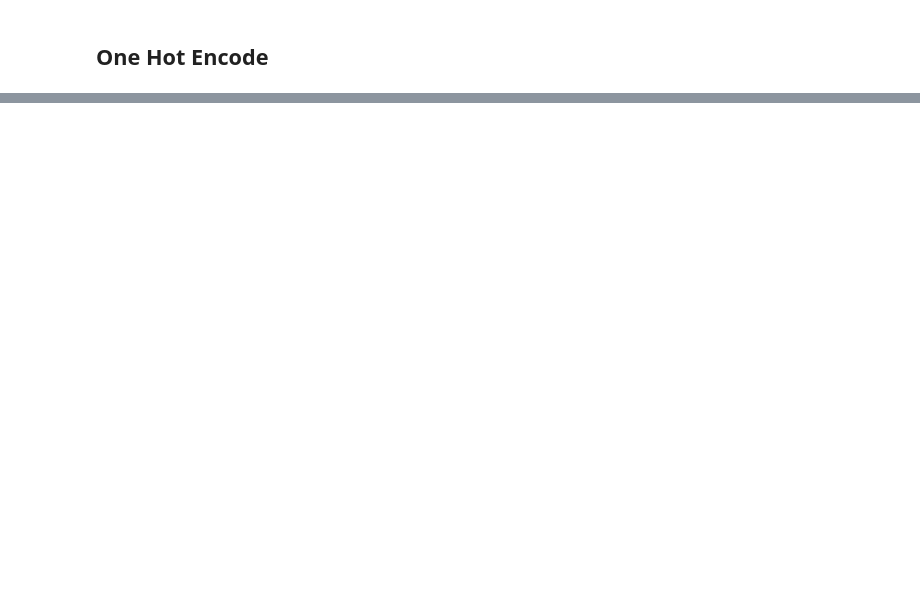
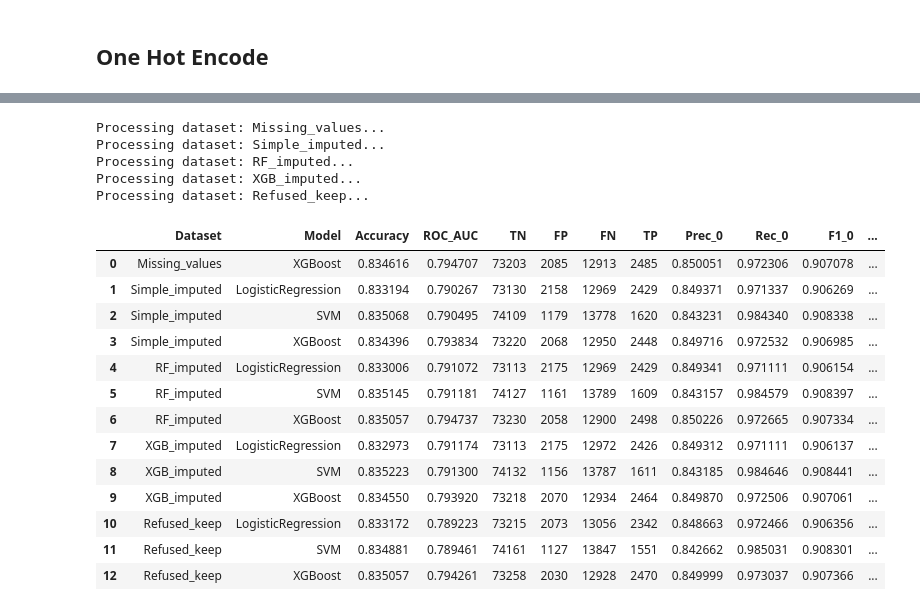
Before and after one commit to yukienjoyer7/Diabetes-Early-Diagnosis-BRFSS-2024, a Jupyter notebook: Preprocessing_Kaka.ipynb, the cells around one changed output, grey strips where cells are left out. Saved outputs shown, nothing was run; the diff lists cells and outputs as text; code cells hidden in the pictures; blank space fills up the shorter version.

```diff
--- a/Preprocessing_Kaka.ipynb
+++ b/Preprocessing_Kaka.ipynb
@@ -362,0 +484,4 @@ df_test_adv_impute.head()
+# %%
+cat_model = RandomForestClassifier(random_state=RANDOM_STATE)
+reg_model = RandomForestRegressor(random_state=RANDOM_STATE)
+df_train_refused, df_test_refused = adv_impute(df_train_refused, df_test_refused, cat_model, reg_model)
@@ -547,0 +579,73 @@ display(results_df)
+# %%
+def get_metrics(y_true, y_pred, y_prob, model_name, dataset_name):
+    """Returns a dictionary of performance metrics."""
+    tn, fp, fn, tp = confusion_matrix(y_true, y_pred).ravel()
+    precision, recall, f1, _ = precision_recall_fscore_support(y_true, y_pred, labels=[0, 1])
+
+    return {
+        "Dataset": dataset_name,
+        "Model": model_name,
+        "Accuracy": accuracy_score(y_true, y_pred),
+        "ROC_AUC": roc_auc_score(y_true, y_prob),
+        "TN": tn, "FP": fp, "FN": fn, "TP": tp,
+        "Prec_0": precision[0], "Rec_0": recall[0], "F1_0": f1[0],
+        "Prec_1": precision[1], "Rec_1": recall[1], "F1_1": f1[1]
+    }
+# %%
+results = []
+
+for dataset_name, (df_train, df_test) in datasets.items():
+    print(f"Processing dataset: {dataset_name}...")
+    # 1. Clean and Encode
+    df_train = df_train.dropna(subset=[target_col])
+    df_test = df_test.dropna(subset=[target_col])
+
+    # 2. Split X and y
+    cols = feature_cols_unify if dataset_name == "Missing_values" else feature_cols_encoded
+    X_train, y_train = df_train[cols], df_train[target_col].astype(int)
+    X_test, y_test = df_test[cols], df_test[target_col].astype(int)
+
+    # Unify has NaN values, so it's only thrown to xgboost
+    if dataset_name != "Missing_values":
+        # --- 1. Logistic Regression ---
+        lr = LogisticRegression(max_iter=1000, random_state=RANDOM_STATE)
+        lr.fit(X_train, y_train)
+        y_pred = lr.predict(X_test)
+        y_proba = lr.predict_proba(X_test)[:, 1]
+        results.append(get_metrics(y_test,  y_pred, y_proba, "LogisticRegression", dataset_name))
+
+        # --- 2. SVM ---
+        svm = LinearSVC(max_iter=2000, random_state=RANDOM_STATE)
+        svm.fit(X_train, y_train)
+        y_pred = svm.predict(X_test)
+        y_proba = svm.decision_function(X_test)
+        results.append(get_metrics(y_test,  y_pred, y_proba, "SVM", dataset_name))
+
+    # --- 3. XGBoost ---
+    xgb_model = xgb.XGBClassifier(random_state=RANDOM_STATE)
+    xgb_model.fit(X_train, y_train)
+    y_pred = xgb_model.predict(X_test)
+    y_proba = xgb_model.predict_proba(X_test)[:, 1]
+    results.append(get_metrics(y_test, y_pred, y_proba, "XGBoost", dataset_name))
+
+display(pd.DataFrame(results))
+# %% [output]
+Processing dataset: Missing_values...
+Processing dataset: Simple_imputed...
+Processing dataset: RF_imputed...
+Processing dataset: XGB_imputed...
+Processing dataset: Refused_keep...
+|  | Dataset | Model | Accuracy | ROC_AUC | TN | FP | FN | TP | Prec_0 | Rec_0 | F1_0 | ... |
+| 0 | Missing_values | XGBoost | 0.834616 | 0.794707 | 73203 | 2085 | 12913 | 2485 | 0.850051 | 0.972306 | 0.907078 | ... |
+| 1 | Simple_imputed | LogisticRegression | 0.833194 | 0.790267 | 73130 | 2158 | 12969 | 2429 | 0.849371 | 0.971337 | 0.906269 | ... |
+| 2 | Simple_imputed | SVM | 0.835068 | 0.790495 | 74109 | 1179 | 13778 | 1620 | 0.843231 | 0.984340 | 0.908338 | ... |
+| 3 | Simple_imputed | XGBoost | 0.834396 | 0.793834 | 73220 | 2068 | 12950 | 2448 | 0.849716 | 0.972532 | 0.906985 | ... |
+| 4 | RF_imputed | LogisticRegression | 0.833006 | 0.791072 | 73113 | 2175 | 12969 | 2429 | 0.849341 | 0.971111 | 0.906154 | ... |
+| 5 | RF_imputed | SVM | 0.835145 | 0.791181 | 74127 | 1161 | 13789 | 1609 | 0.843157 | 0.984579 | 0.908397 | ... |
+| 6 | RF_imputed | XGBoost | 0.835057 | 0.794737 | 73230 | 2058 | 12900 | 2498 | 0.850226 | 0.972665 | 0.907334 | ... |
+| 7 | XGB_imputed | LogisticRegression | 0.832973 | 0.791174 | 73113 | 2175 | 12972 | 2426 | 0.849312 | 0.971111 | 0.906137 | ... |
+| 8 | XGB_imputed | SVM | 0.835223 | 0.791300 | 74132 | 1156 | 13787 | 1611 | 0.843185 | 0.984646 | 0.908441 | ... |
+| 9 | XGB_imputed | XGBoost | 0.834550 | 0.793920 | 73218 | 2070 | 12934 | 2464 | 0.849870 | 0.972506 | 0.907061 | ... |
+| 10 | Refused_keep | LogisticRegression | 0.833172 | 0.789223 | 73215 | 2073 | 13056 | 2342 | 0.848663 | 0.972466 | 0.906356 | ... |
+| 11 | Refused_keep | SVM | 0.834881 | 0.789461 | 74161 | 1127 | 13847 | 1551 | 0.842662 | 0.985031 | 0.908301 | ... |
+| 12 | Refused_keep | XGBoost | 0.835057 | 0.794261 | 73258 | 2030 | 12928 | 2470 | 0.849999 | 0.973037 | 0.907366 | ... |
```
Also changed, not shown: parts of 23 cells of this notebook.
